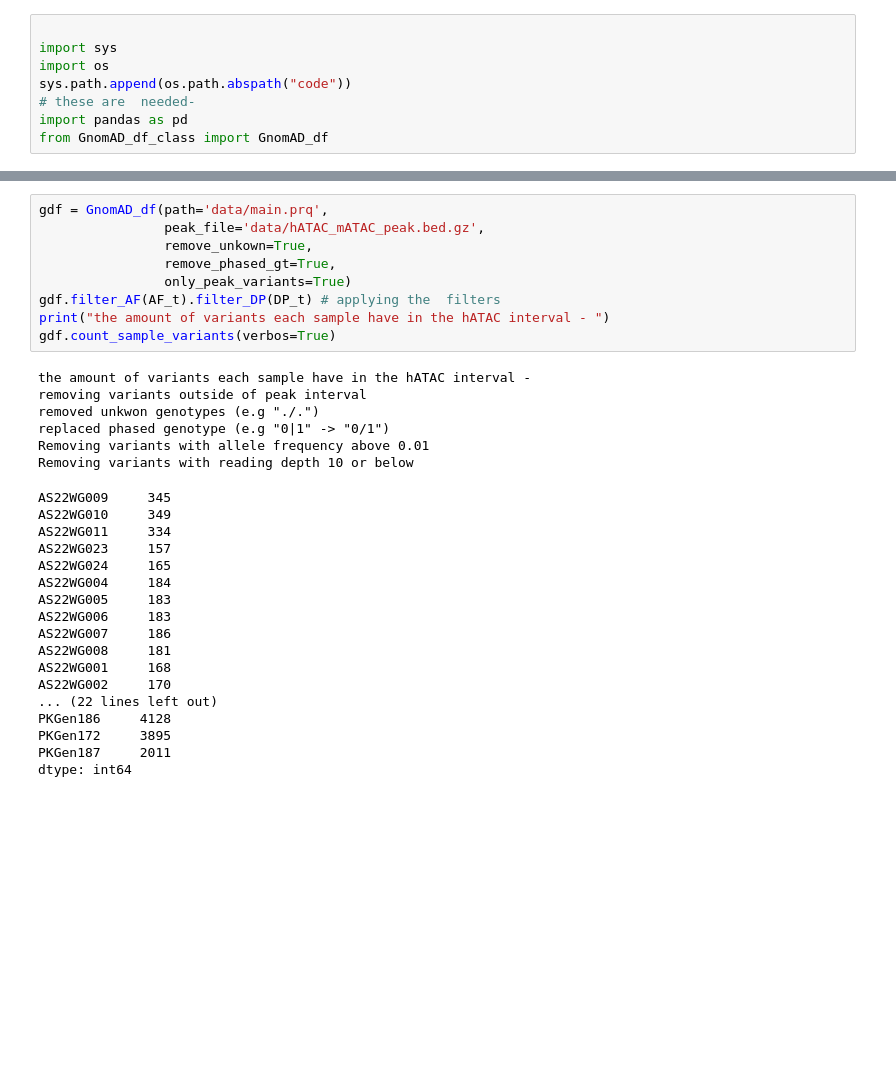
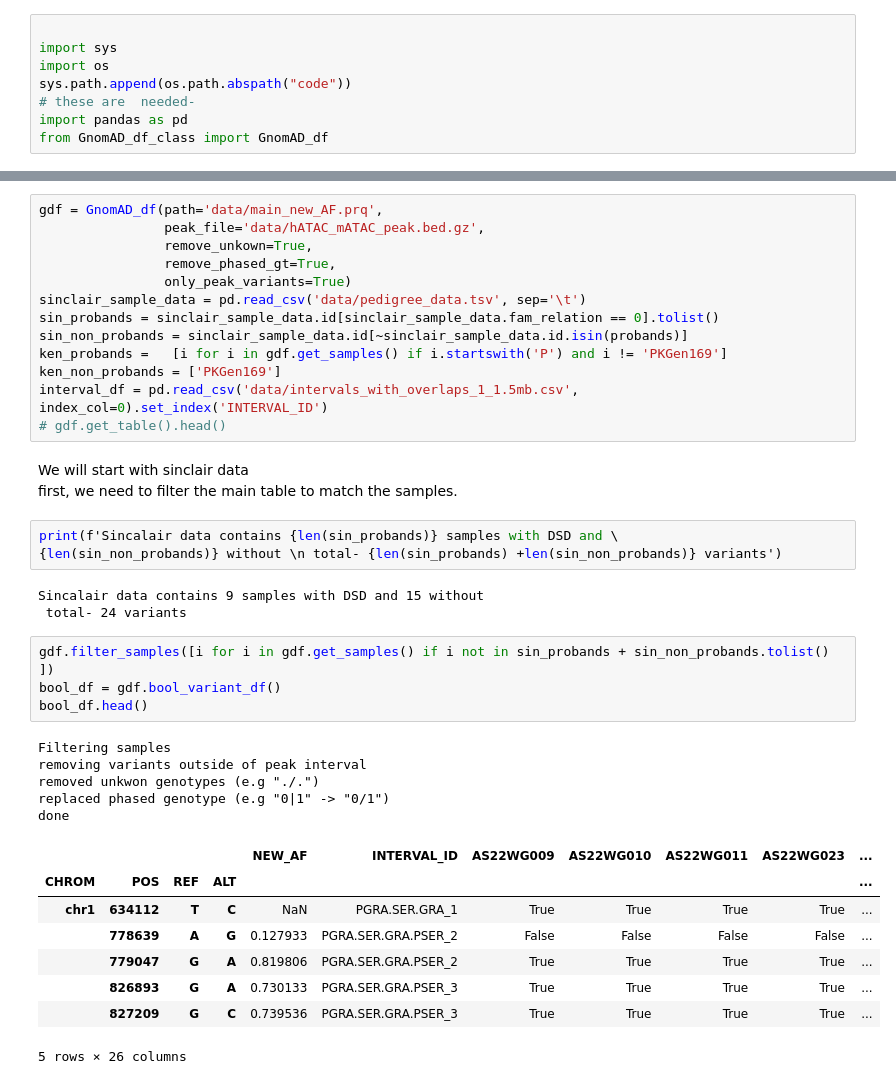
Before and after one commit to Toozig/gnomAD_df_class, a Jupyter notebook: interval_variant_count.ipynb, the cells around one changed output, grey strips where cells are left out. Drawn from its saved outputs; the diff is of its cells as text; blank space fills up the shorter version.

```diff
--- a/interval_variant_count.ipynb
+++ b/interval_variant_count.ipynb
@@ -262,33 +23,40 @@ so to summrise it all, a general pipline is:
-# %%
-gdf = GnomAD_df(path='data/main.prq',
-                peak_file='data/hATAC_mATAC_peak.bed.gz',
-                remove_unkown=True,
-                remove_phased_gt=True,
-                only_peak_variants=True)
-gdf.filter_AF(AF_t).filter_DP(DP_t) # applying the  filters
-print("the amount of variants each sample have in the hATAC interval - ")
-gdf.count_sample_variants(verbos=True)
-# %% [output]
-the amount of variants each sample have in the hATAC interval -
-removing variants outside of peak interval
-removed unkwon genotypes (e.g "./.")
-replaced phased genotype (e.g "0|1" -> "0/1")
-Removing variants with allele frequency above 0.01
-Removing variants with reading depth 10 or below
-AS22WG009     345
-AS22WG010     349
-AS22WG011     334
-AS22WG023     157
-AS22WG024     165
-AS22WG004     184
-AS22WG005     183
-AS22WG006     183
-AS22WG007     186
-AS22WG008     181
-AS22WG001     168
-AS22WG002     170
-... (22 lines left out)
-PKGen186     4128
-PKGen172     3895
-PKGen187     2011
-dtype: int64
+# %%
+gdf = GnomAD_df(path='data/main_new_AF.prq',
+                peak_file='data/hATAC_mATAC_peak.bed.gz',
+                remove_unkown=True,
+                remove_phased_gt=True,
+                only_peak_variants=True)
+sinclair_sample_data = pd.read_csv('data/pedigree_data.tsv', sep='\t')
+sin_probands = sinclair_sample_data.id[sinclair_sample_data.fam_relation == 0].tolist()
+sin_non_probands = sinclair_sample_data.id[~sinclair_sample_data.id.isin(probands)]
+ken_probands =   [i for i in gdf.get_samples() if i.startswith('P') and i != 'PKGen169']
+ken_non_probands = ['PKGen169']
+interval_df = pd.read_csv('data/intervals_with_overlaps_1_1.5mb.csv', index_col=0).set_index('INTERVAL_ID')
+# gdf.get_table().head()
+# %% [markdown]
+We will start with sinclair data <br>
+first, we need to filter the main table to match the samples.
+# %%
+print(f'Sincalair data contains {len(sin_probands)} samples with DSD and \
+{len(sin_non_probands)} without \n total- {len(sin_probands) +len(sin_non_probands)} variants')
+# %% [output]
+Sincalair data contains 9 samples with DSD and 15 without
+ total- 24 variants
+# %%
+gdf.filter_samples([i for i in gdf.get_samples() if i not in sin_probands + sin_non_probands.tolist() ])
+bool_df = gdf.bool_variant_df()
+bool_df.head()
+# %% [output]
+Filtering samples
+removing variants outside of peak interval
+removed unkwon genotypes (e.g "./.")
+replaced phased genotype (e.g "0|1" -> "0/1")
+done
+|  |  |  |  | NEW_AF | INTERVAL_ID | AS22WG009 | AS22WG010 | AS22WG011 | AS22WG023 | ... |
+| CHROM | POS | REF | ALT |  |  |  |  |  |  | ... |
+| chr1 | 634112 | T | C | NaN | PGRA.SER.GRA_1 | True | True | True | True | ... |
+|  | 778639 | A | G | 0.127933 | PGRA.SER.GRA.PSER_2 | False | False | False | False | ... |
+|  | 779047 | G | A | 0.819806 | PGRA.SER.GRA.PSER_2 | True | True | True | True | ... |
+|  | 826893 | G | A | 0.730133 | PGRA.SER.GRA.PSER_3 | True | True | True | True | ... |
+|  | 827209 | G | C | 0.739536 | PGRA.SER.GRA.PSER_3 | True | True | True | True | ... |
+5 rows × 26 columns
```
Also changed, not shown: parts of 25 cells of this notebook, 6 other files.
